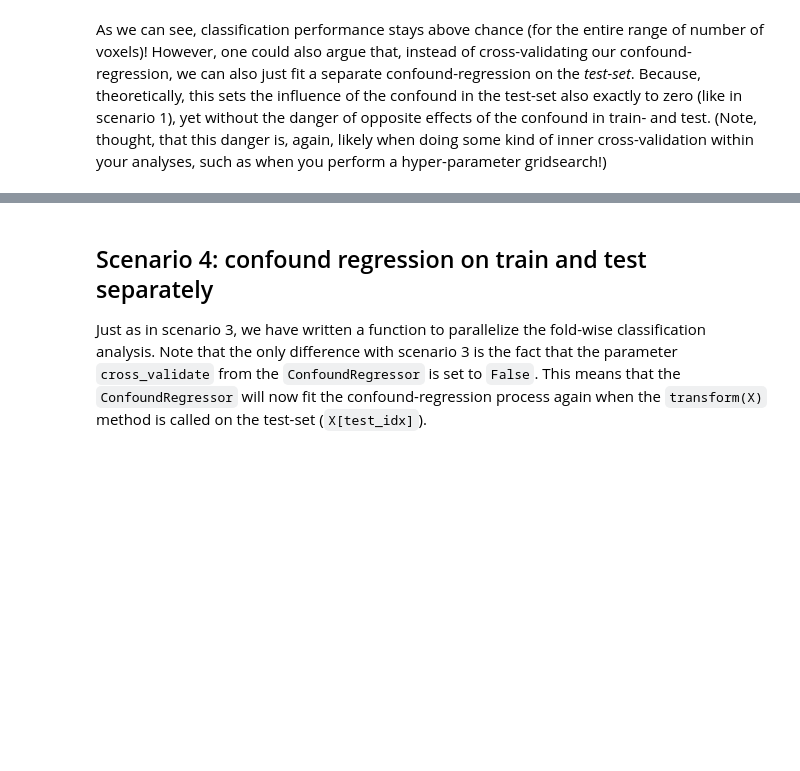
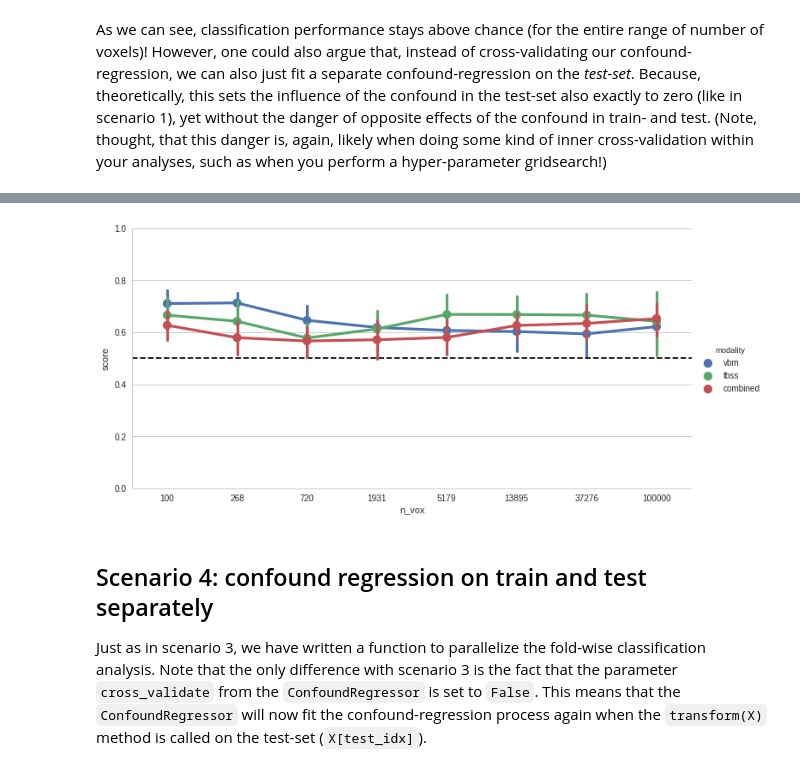
Before and after one commit to lukassnoek/MVCA, a Jupyter notebook: empirical/gender_classification.ipynb, the cells around one changed output, grey strips where cells are left out. Cells and saved outputs as stored; diff of their text form; code cells hidden in the pictures; blank space fills up the shorter version.

```diff
--- a/empirical/gender_classification.ipynb
+++ b/empirical/gender_classification.ipynb
@@ -295,0 +401,36 @@ As we can see, classification performance stays above chance (for the entire ran
+# %%
+results_fun2 = {'n_vox': [], 'score': [], 'modality': []}
+skf = StratifiedKFold(n_splits=10)
+for i, nV in enumerate(num_vox):
+    print("Evaluating n_vox=%i" % nV)
+
+    mini_pipe.set_params(ufs__k=nV)
+
+    for train_idx, test_idx in skf.split(mvp['vbm'].X, mvp['vbm'].y):
+
+        conreg = ConfoundRegressor(confound=confound['vbm'], fit_idx=train_idx,
+                                   cross_validate=True)
+        X_vbm_train = conreg.fit(mvp['vbm'].X[train_idx], mvp['vbm'].y[train_idx]).transform(mvp['vbm'].X[train_idx])
+        X_vbm_test = conreg.transform(mvp['vbm'].X[test_idx])
+
+        conreg = ConfoundRegressor(confound=confound['tbss'], fit_idx=train_idx,
+                                   cross_validate=True)
+        X_tbss_train = conreg.fit(mvp['tbss'].X[train_idx], mvp['tbss'].y[train_idx]).transform(mvp['tbss'].X[train_idx])
+        X_tbss_test = conreg.transform(mvp['tbss'].X[test_idx])
+
+        mini_pipe.fit(X_vbm_train, mvp['vbm'].y[train_idx])
+        X_vbm_train = mini_pipe.transform(X_vbm_train)
+        X_vbm_test = mini_pipe.transform(X_vbm_test)
+
+        mini_pipe.fit(X_tbss_train, mvp['tbss'].y[train_idx])
+        X_tbss_train = mini_pipe.transform(X_tbss_train)
+        X_tbss_test = mini_pipe.transform(X_tbss_test)
+
+        X_concat_train = np.hstack((X_vbm_train, X_tbss_train))
+        X_concat_test = np.hstack((X_vbm_test, X_tbss_test))
+
+        clf.fit(X_concat_train, mvp['vbm'].y[train_idx])
+        score = clf.score(X_concat_test, mvp['vbm'].y[test_idx])
+        results_fun2['n_vox'].append(nV)
+        results_fun2['score'].append(score)
+        results_fun2['modality'].append('combined')
@@ -296,3 +446,13 @@ As we can see, classification performance stays above chance (for the entire ran
+# %%
+df_fun2 = pd.DataFrame(results_fun2)
+df_combined2 = pd.concat((df_fun2, results_sce3_concat))
+g = sns.factorplot(x='n_vox', y='score', hue='modality', data=df_combined2,
+                   size=5, aspect=2, hue_order=['vbm', 'tbss', 'combined'])
+g.set(ylim=(0, 1))
+plt.axhline(y=0.5, c='black', ls='dashed')
+plt.show()
+# %% [output]
+[figure, added]
 # %% [markdown]
 ## Scenario 4: confound regression on train and test separately
 Just as in scenario 3, we have written a function to parallelize the fold-wise classification analysis. Note that the only difference with scenario 3 is the fact that the parameter `cross_validate` from the `ConfoundRegressor` is set to `False`. This means that the `ConfoundRegressor` will now fit the confound-regression process again when the `transform(X)` method is called on the test-set (`X[test_idx]`).
```
Also changed, not shown: parts of 17 cells of this notebook.
